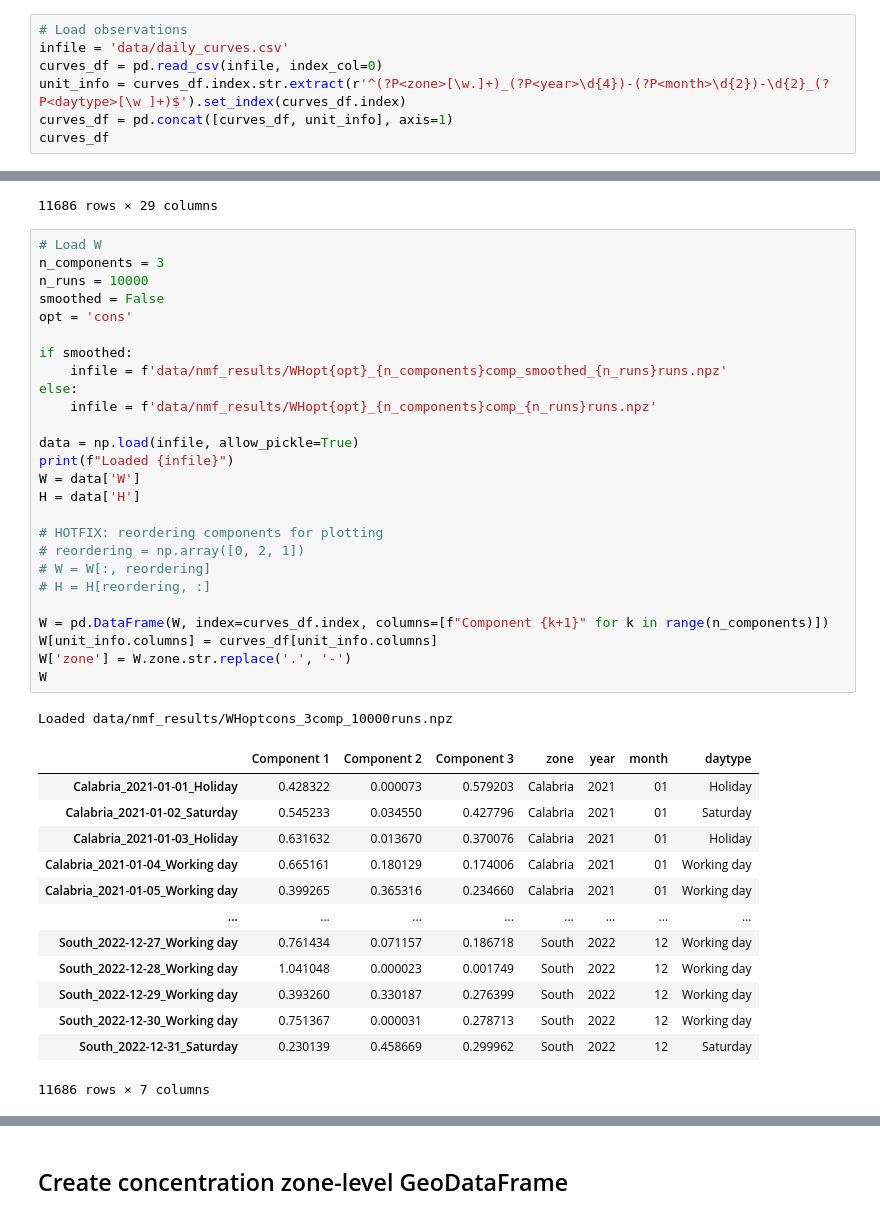
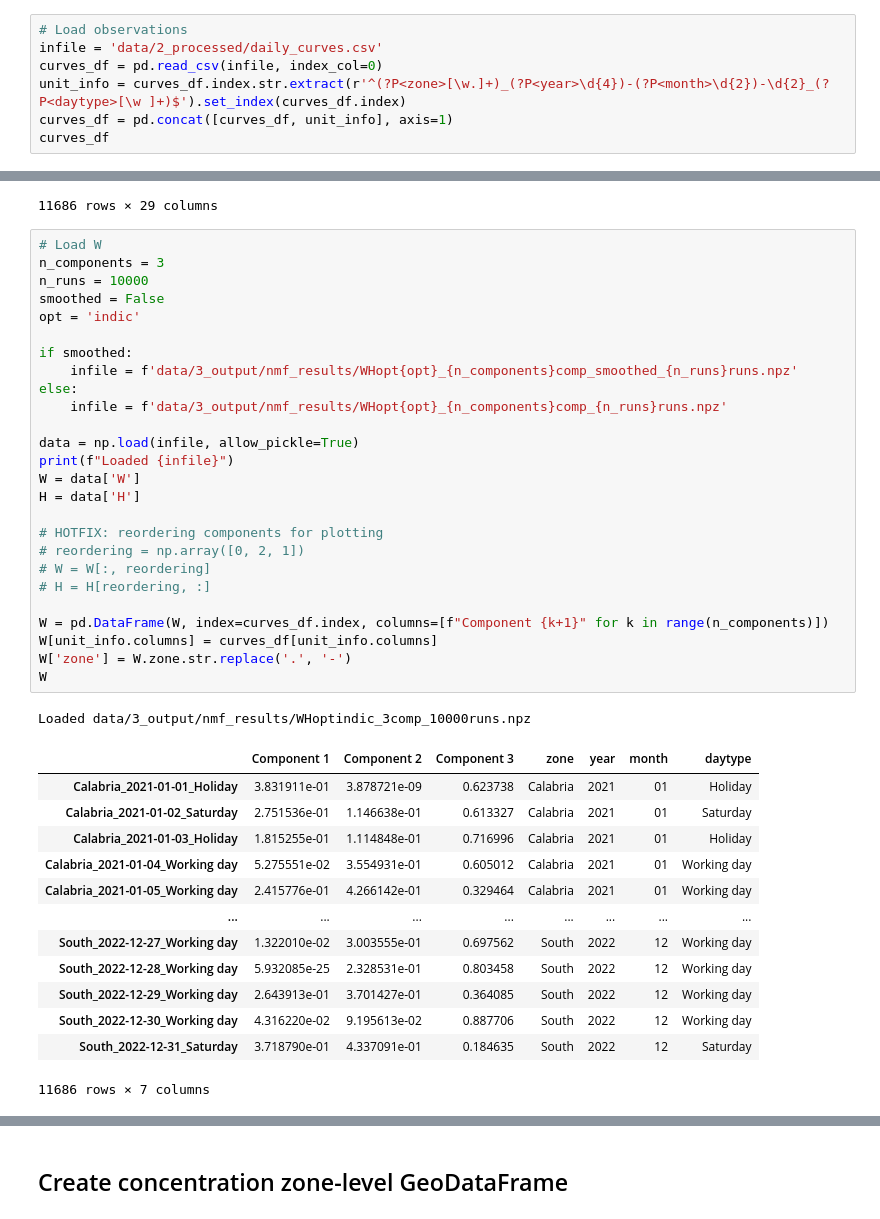
Before and after one commit to gkchln/load_bss, a Jupyter notebook: AdvancedPlots.ipynb, the cells around one changed output, grey strips where cells are left out. Cells and saved outputs as stored; diff of their text form.

```diff
--- a/AdvancedPlots.ipynb
+++ b/AdvancedPlots.ipynb
@@ -161,7 +161,7 @@ gdf
 ## Load NMF data
 # %%
 # Load observations
-infile = 'data/daily_curves.csv'
+infile = 'data/2_processed/daily_curves.csv'
 curves_df = pd.read_csv(infile, index_col=0)
 unit_info = curves_df.index.str.extract(r'^(?P<zone>[\w.]+)_(?P<year>\d{4})-(?P<month>\d{2})-\d{2}_(?P<daytype>[\w ]+)$').set_index(curves_df.index)
 curves_df = pd.concat([curves_df, unit_info], axis=1)
@@ -183,43 +183,43 @@ curves_df
 # %%
 # Load W
 n_components = 3
 n_runs = 10000
 smoothed = False
-opt = 'cons'
+opt = 'indic'
 
 if smoothed:
-    infile = f'data/nmf_results/WHopt{opt}_{n_components}comp_smoothed_{n_runs}runs.npz'
+    infile = f'data/3_output/nmf_results/WHopt{opt}_{n_components}comp_smoothed_{n_runs}runs.npz'
 else:
-    infile = f'data/nmf_results/WHopt{opt}_{n_components}comp_{n_runs}runs.npz'
+    infile = f'data/3_output/nmf_results/WHopt{opt}_{n_components}comp_{n_runs}runs.npz'
 
 data = np.load(infile, allow_pickle=True)
 print(f"Loaded {infile}")
 W = data['W']
 H = data['H']
 
 # HOTFIX: reordering components for plotting
 # reordering = np.array([0, 2, 1])
 # W = W[:, reordering]
 # H = H[reordering, :]
 
 W = pd.DataFrame(W, index=curves_df.index, columns=[f"Component {k+1}" for k in range(n_components)])
 W[unit_info.columns] = curves_df[unit_info.columns]
 W['zone'] = W.zone.str.replace('.', '-')
 W
 # %% [output]
-Loaded data/nmf_results/WHoptcons_3comp_10000runs.npz
+Loaded data/3_output/nmf_results/WHoptindic_3comp_10000runs.npz
 |  | Component 1 | Component 2 | Component 3 | zone | year | month | daytype |
-| Calabria_2021-01-01_Holiday | 0.428322 | 0.000073 | 0.579203 | Calabria | 2021 | 01 | Holiday |
-| Calabria_2021-01-02_Saturday | 0.545233 | 0.034550 | 0.427796 | Calabria | 2021 | 01 | Saturday |
-| Calabria_2021-01-03_Holiday | 0.631632 | 0.013670 | 0.370076 | Calabria | 2021 | 01 | Holiday |
-| Calabria_2021-01-04_Working day | 0.665161 | 0.180129 | 0.174006 | Calabria | 2021 | 01 | Working day |
-| Calabria_2021-01-05_Working day | 0.399265 | 0.365316 | 0.234660 | Calabria | 2021 | 01 | Working day |
+| Calabria_2021-01-01_Holiday | 3.831911e-01 | 3.878721e-09 | 0.623738 | Calabria | 2021 | 01 | Holiday |
+| Calabria_2021-01-02_Saturday | 2.751536e-01 | 1.146638e-01 | 0.613327 | Calabria | 2021 | 01 | Saturday |
+| Calabria_2021-01-03_Holiday | 1.815255e-01 | 1.114848e-01 | 0.716996 | Calabria | 2021 | 01 | Holiday |
+| Calabria_2021-01-04_Working day | 5.275551e-02 | 3.554931e-01 | 0.605012 | Calabria | 2021 | 01 | Working day |
+| Calabria_2021-01-05_Working day | 2.415776e-01 | 4.266142e-01 | 0.329464 | Calabria | 2021 | 01 | Working day |
 | ... | ... | ... | ... | ... | ... | ... | ... |
-| South_2022-12-27_Working day | 0.761434 | 0.071157 | 0.186718 | South | 2022 | 12 | Working day |
-| South_2022-12-28_Working day | 1.041048 | 0.000023 | 0.001749 | South | 2022 | 12 | Working day |
-| South_2022-12-29_Working day | 0.393260 | 0.330187 | 0.276399 | South | 2022 | 12 | Working day |
-| South_2022-12-30_Working day | 0.751367 | 0.000031 | 0.278713 | South | 2022 | 12 | Working day |
-| South_2022-12-31_Saturday | 0.230139 | 0.458669 | 0.299962 | South | 2022 | 12 | Saturday |
+| South_2022-12-27_Working day | 1.322010e-02 | 3.003555e-01 | 0.697562 | South | 2022 | 12 | Working day |
+| South_2022-12-28_Working day | 5.932085e-25 | 2.328531e-01 | 0.803458 | South | 2022 | 12 | Working day |
+| South_2022-12-29_Working day | 2.643913e-01 | 3.701427e-01 | 0.364085 | South | 2022 | 12 | Working day |
+| South_2022-12-30_Working day | 4.316220e-02 | 9.195613e-02 | 0.887706 | South | 2022 | 12 | Working day |
+| South_2022-12-31_Saturday | 3.718790e-01 | 4.337091e-01 | 0.184635 | South | 2022 | 12 | Saturday |
 11686 rows × 7 columns
 # %%
 plot_components(H)
```
Also changed, not shown: parts of 14 cells of this notebook.
